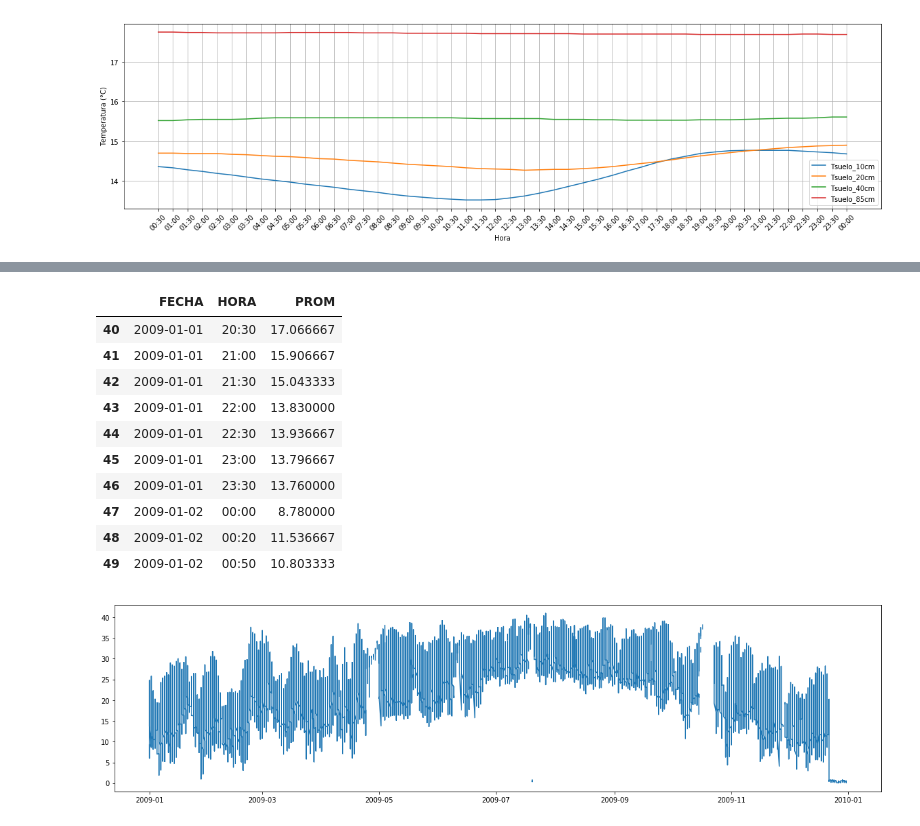
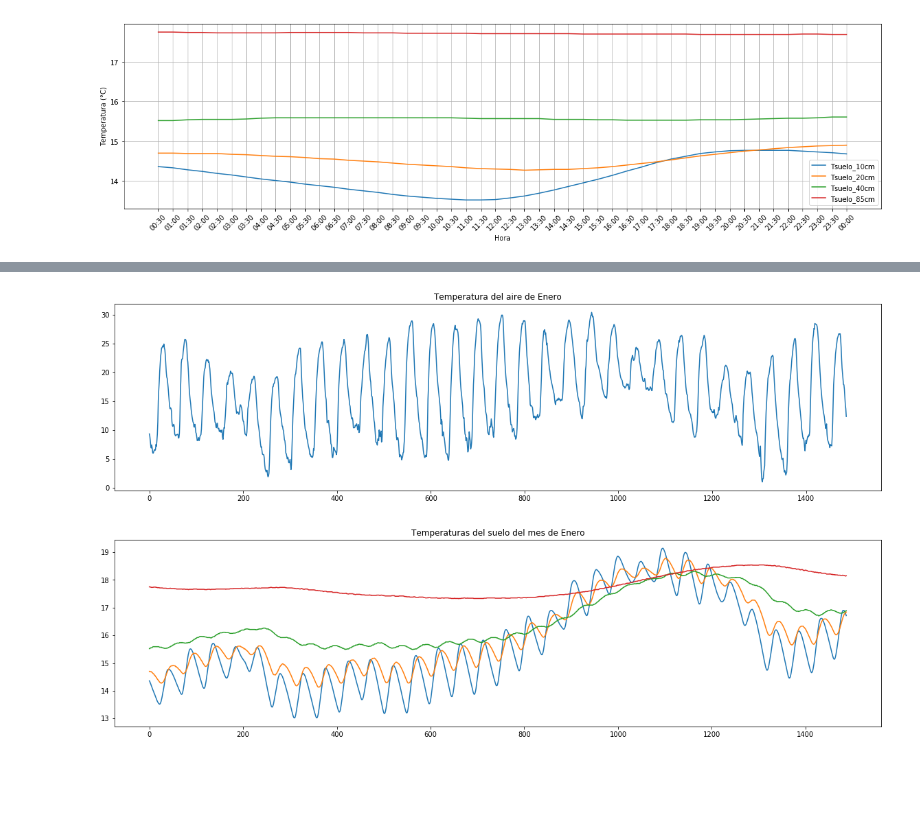
Before and after one commit to Askleth/Archivero, a Jupyter notebook: Actividad_8/Act8.ipynb, the cells around one changed output, grey strips where cells are left out. Saved outputs shown, nothing was run; the diff lists cells and outputs as text; code cells hidden in the pictures; blank space fills up the shorter version.

```diff
--- a/Actividad_8/Act8.ipynb
+++ b/Actividad_8/Act8.ipynb
@@ -224,26 +223,24 @@ for i in meteo.index:
 # %%
-dataframe = pd.DataFrame({
+MeteoEnero = pd.DataFrame({
     "FECHA" : fecha,
     "HORA" : hora,
     "PROM" : promedios
 })
+
+SoilEnero = soil[soil["DIA"] <= 31 ]
-# %%
-dataframe[40:50]
-# %% [output]
-|  | FECHA | HORA | PROM |
-| 40 | 2009-01-01 | 20:30 | 17.066667 |
-| 41 | 2009-01-01 | 21:00 | 15.906667 |
-| 42 | 2009-01-01 | 21:30 | 15.043333 |
-| 43 | 2009-01-01 | 22:00 | 13.830000 |
-| 44 | 2009-01-01 | 22:30 | 13.936667 |
-| 45 | 2009-01-01 | 23:00 | 13.796667 |
-| 46 | 2009-01-01 | 23:30 | 13.760000 |
-| 47 | 2009-01-02 | 00:00 | 8.780000 |
-| 48 | 2009-01-02 | 00:20 | 11.536667 |
-| 49 | 2009-01-02 | 00:50 | 10.803333 |
-# %%
-plt.figure(figsize = (20,5))
-plt.plot(dataframe["FECHA"],dataframe["PROM"])
-plt.show()
-# %% [output]
-[figure, removed]
+# %%
+# dataframe["MediaDiaria"] = dataframe.groupby("FECHA")["PROM"].transform("mean")
+# dataframe = dataframe.drop_duplicates("FECHA").reset_index(drop=True)
+
+plt.figure(figsize = (20,5))
+plt.title("Temperatura del aire de Enero")
+plt.plot(np.arange(len(MeteoEnero)),MeteoEnero["PROM"])
+plt.show()
+
+plt.figure(figsize = (20,5))
+plt.title("Temperaturas del suelo del mes de Enero")
+plt.plot(np.arange(len(SoilEnero)),SoilEnero[["Tsuelo_10cm","Tsuelo_20cm","Tsuelo_40cm","Tsuelo_85cm"]])
+plt.show()
+# %% [output]
+[figure, added]
+[figure, added]
```
Also changed, not shown: parts of 3 cells of this notebook.
